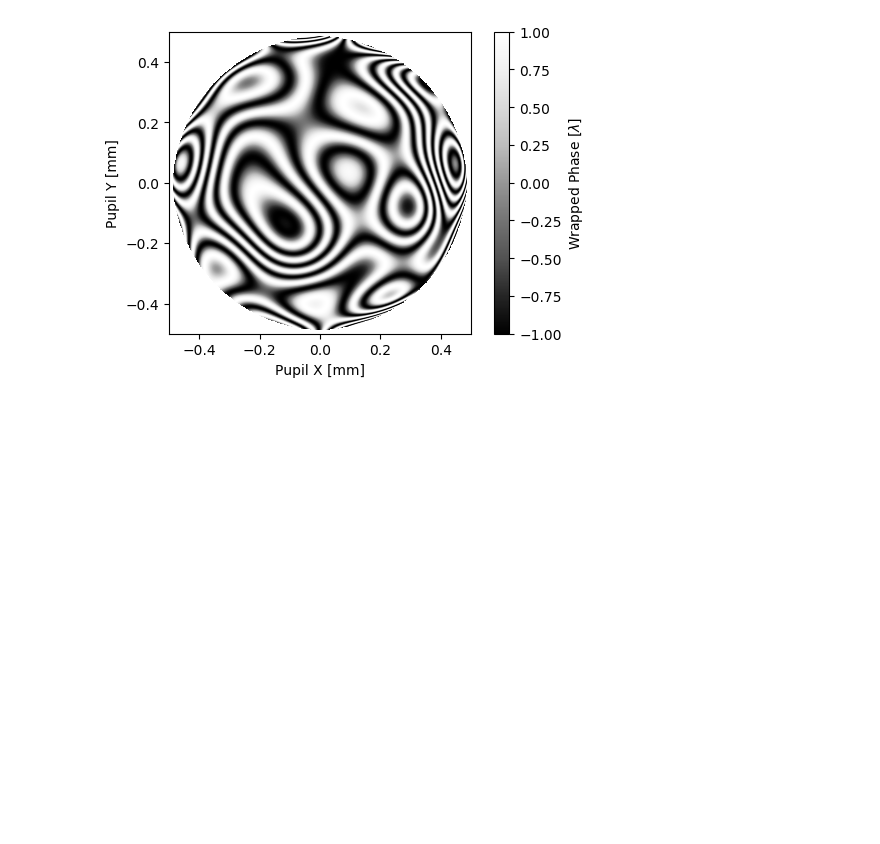
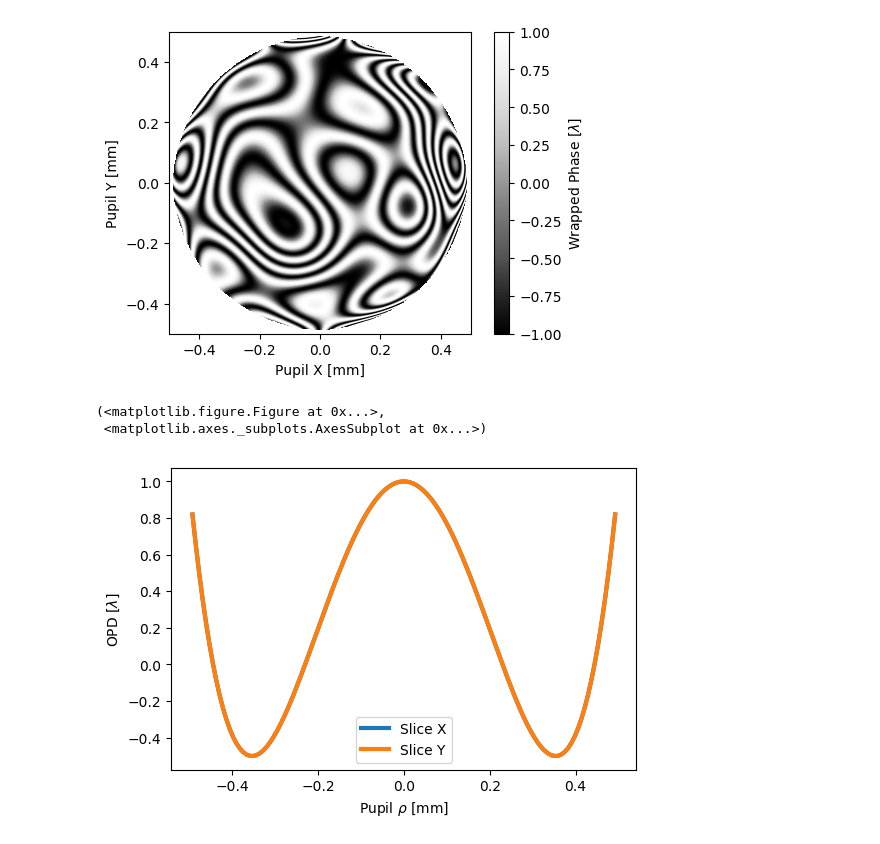
Before and after one commit to fossabot/prysm, a Jupyter notebook: Examples/Zernikes.ipynb, the cells around one changed output. Cells and saved outputs as stored; diff of their text form; code cells hidden in the pictures; blank space fills up the shorter version.

```diff
--- a/Examples/Zernikes.ipynb
+++ b/Examples/Zernikes.ipynb
@@ -79,3 +79,10 @@ Standard Zernike description with:
         -0.274 Z47 - Tertiary Pentafoil X
         5.637 PV, 0.858 RMS
 [figure]
+# %%
+ZZ = FringeZernike(Z8=1)
+ZZ.plot_slice_xy()
+# %% [output]
+(<matplotlib.figure.Figure at 0x...>,
+ <matplotlib.axes._subplots.AxesSubplot at 0x...>)
+[figure, added]
```
